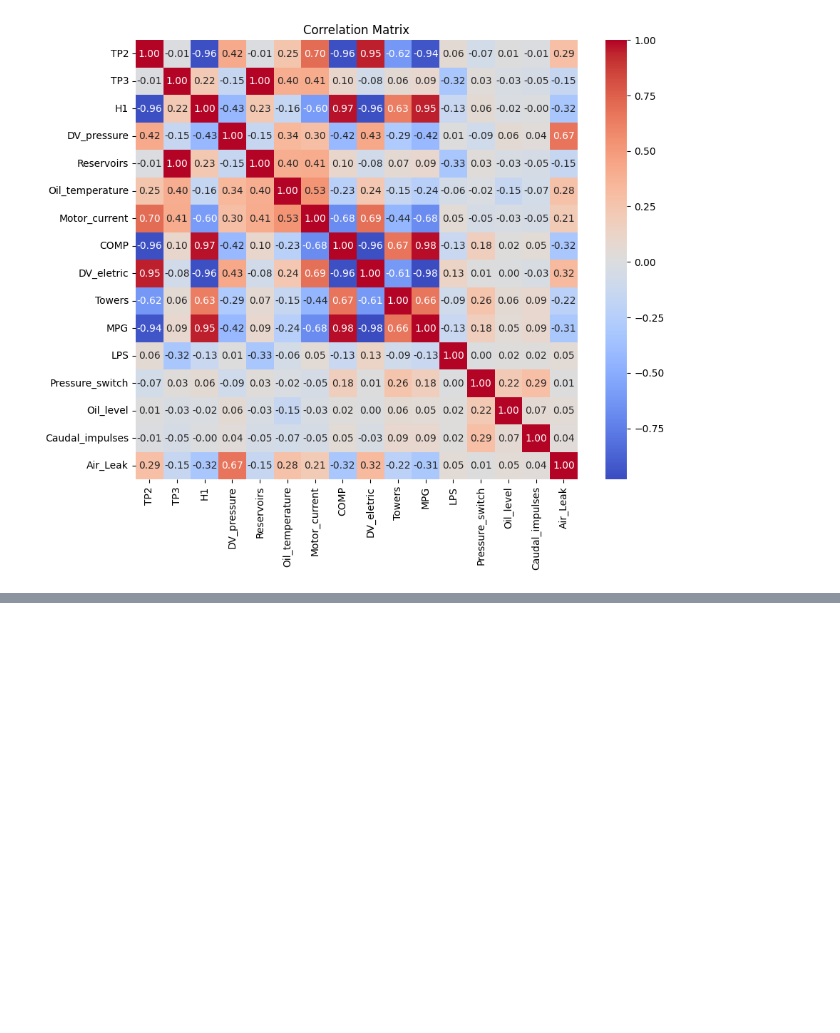
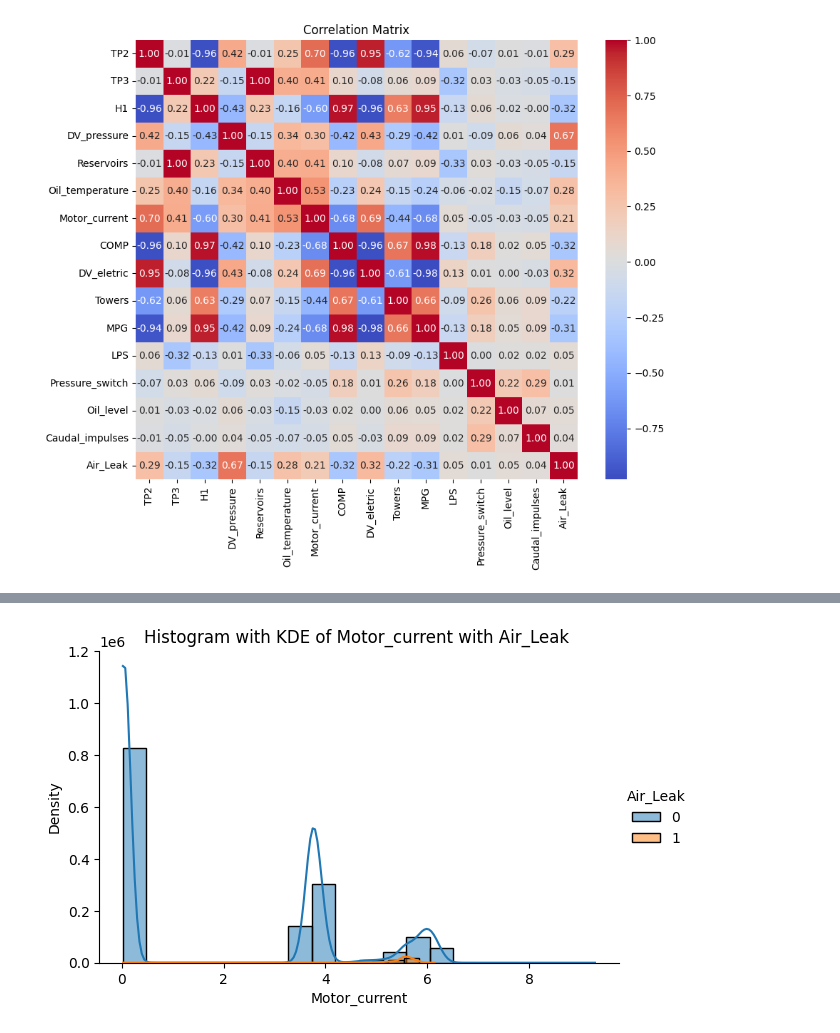
Before and after one commit to sfaxibrahim/Mlops, a Jupyter notebook: notebooks/EDA.ipynb, the cells around one changed output, grey strips where cells are left out. Drawn from its saved outputs; the diff is of its cells as text; code cells hidden in the pictures; blank space fills up the shorter version.

```diff
--- a/notebooks/Data_preprocess.ipynb
+++ b/notebooks/EDA.ipynb
@@ -231,0 +306,10 @@ plt.show()
+# %%
+g = sns.FacetGrid(df, hue="Air_Leak",height=4, aspect=1.5)
+g.map(sns.histplot,'Motor_current', bins=20, kde=True)
+g.add_legend()
+plt.title('Histogram with KDE of Motor_current with Air_Leak ')
+plt.ylabel('Density')
+plt.xlabel('Motor_current')
+plt.show()
+# %% [output]
+[figure, added]
```
Also changed, not shown: parts of 10 cells of this notebook, 6 other files.
